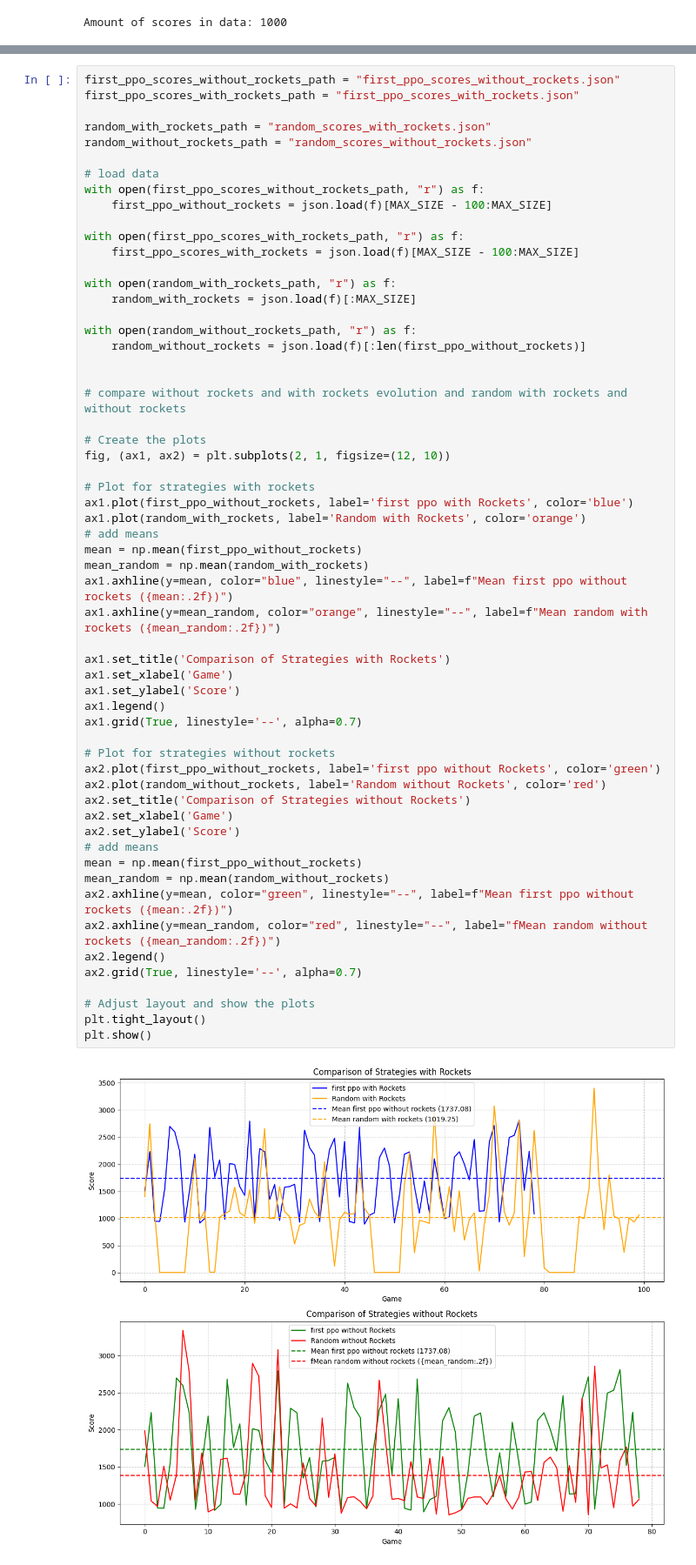
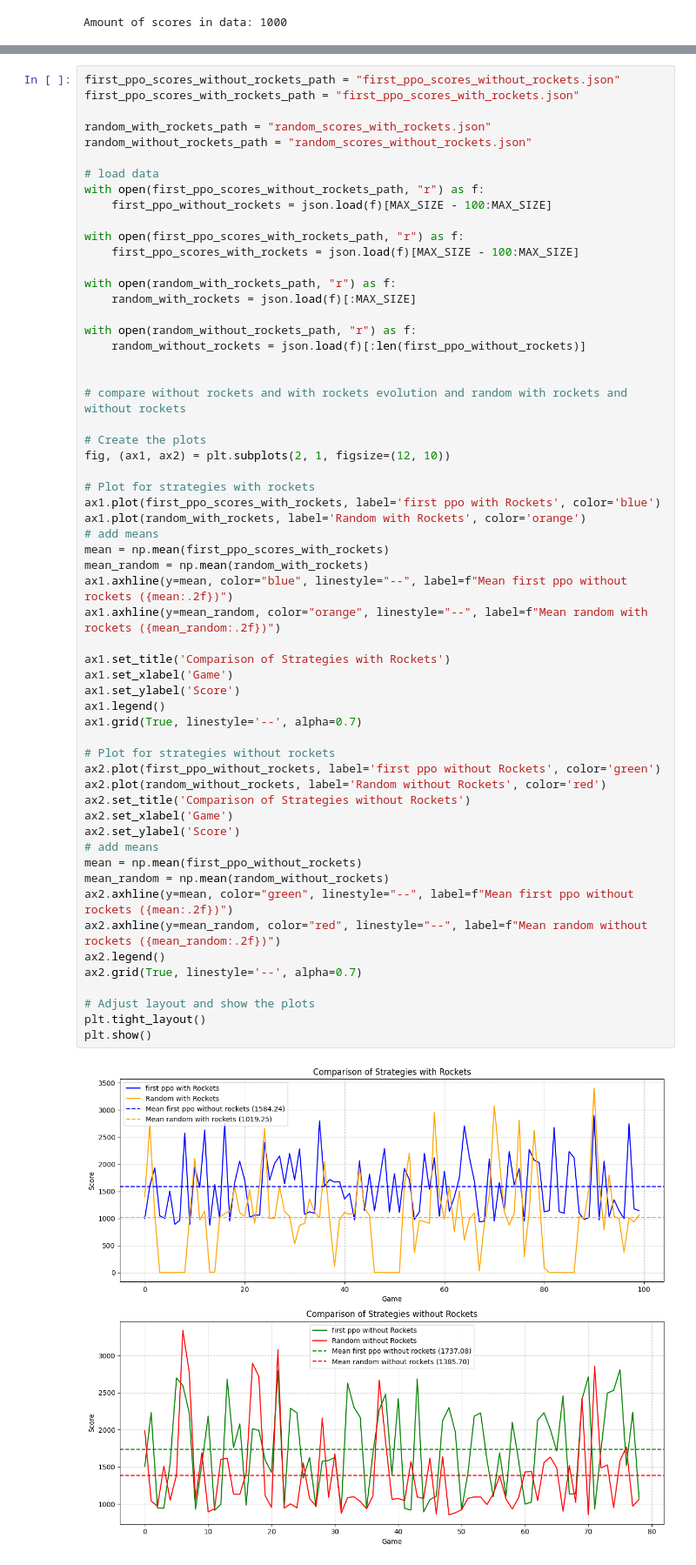
Before and after one commit to ShaharEli/JetpackJoyridePython, a Jupyter notebook: research.ipynb, the cells around one changed output, grey strips where cells are left out. Shown at 87% size. Saved outputs shown, nothing was run; the diff lists cells and outputs as text.

```diff
--- a/research.ipynb
+++ b/research.ipynb
@@ -126,39 +126,39 @@ with open(random_without_rockets_path, "r") as f:
 fig, (ax1, ax2) = plt.subplots(2, 1, figsize=(12, 10))
 
 # Plot for strategies with rockets
-ax1.plot(first_ppo_without_rockets, label='first ppo with Rockets', color='blue')
+ax1.plot(first_ppo_scores_with_rockets, label='first ppo with Rockets', color='blue')
 ax1.plot(random_with_rockets, label='Random with Rockets', color='orange')
 # add means
-mean = np.mean(first_ppo_without_rockets)
+mean = np.mean(first_ppo_scores_with_rockets)
 mean_random = np.mean(random_with_rockets)
 ax1.axhline(y=mean, color="blue", linestyle="--", label=f"Mean first ppo without rockets ({mean:.2f})")
 ax1.axhline(y=mean_random, color="orange", linestyle="--", label=f"Mean random with rockets ({mean_random:.2f})")
 
 ax1.set_title('Comparison of Strategies with Rockets')
 ax1.set_xlabel('Game')
 ax1.set_ylabel('Score')
 ax1.legend()
 ax1.grid(True, linestyle='--', alpha=0.7)
 
 # Plot for strategies without rockets
 ax2.plot(first_ppo_without_rockets, label='first ppo without Rockets', color='green')
 ax2.plot(random_without_rockets, label='Random without Rockets', color='red')
 ax2.set_title('Comparison of Strategies without Rockets')
 ax2.set_xlabel('Game')
 ax2.set_ylabel('Score')
 # add means
 mean = np.mean(first_ppo_without_rockets)
 mean_random = np.mean(random_without_rockets)
 ax2.axhline(y=mean, color="green", linestyle="--", label=f"Mean first ppo without rockets ({mean:.2f})")
-ax2.axhline(y=mean_random, color="red", linestyle="--", label="fMean random without rockets ({mean_random:.2f})")
+ax2.axhline(y=mean_random, color="red", linestyle="--", label=f"Mean random without rockets ({mean_random:.2f})")
 ax2.legend()
 ax2.grid(True, linestyle='--', alpha=0.7)
 
 # Adjust layout and show the plots
 plt.tight_layout()
 plt.show()
 # %% [output]
-[figure, old version]
+[figure, new version]
 # %%
 # table of top 5 scores and their generation
 def top_scores(data, n=5):
```
Also changed, not shown: parts of 1 cell of this notebook.
